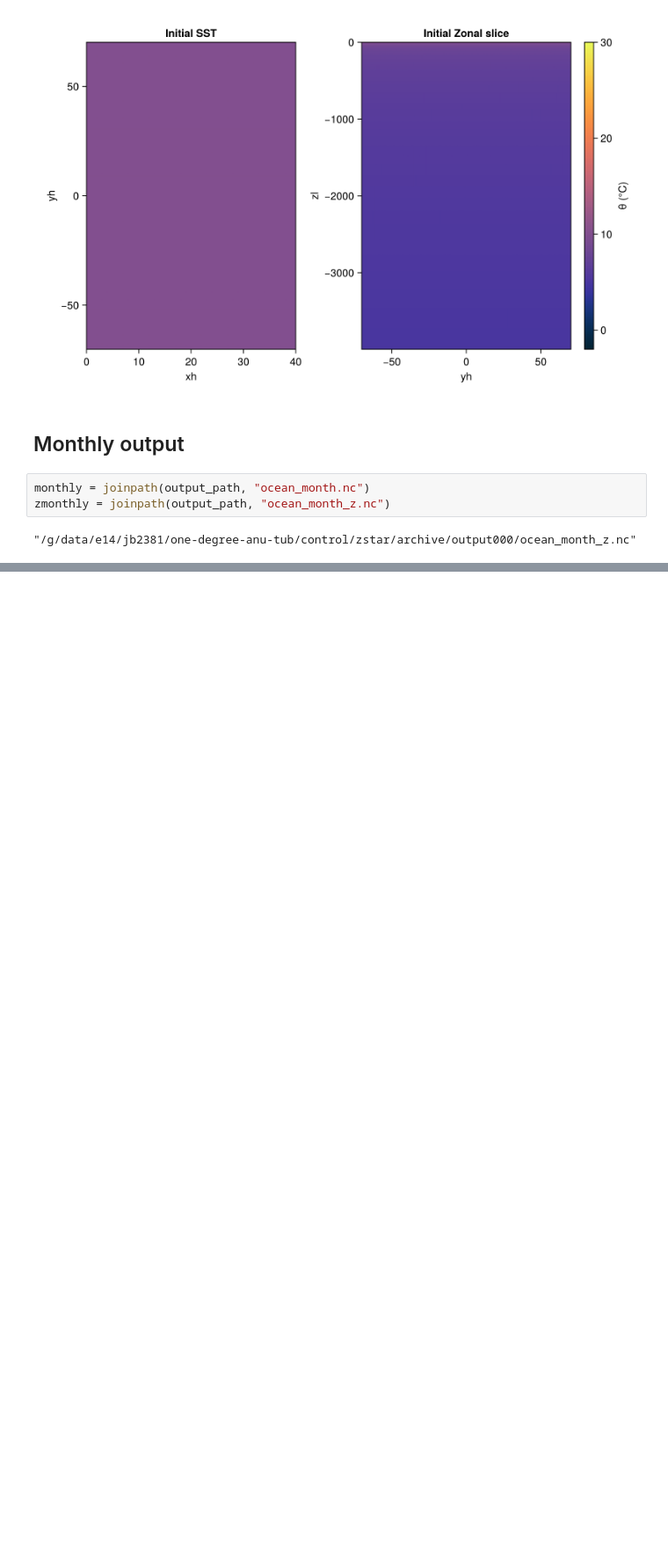
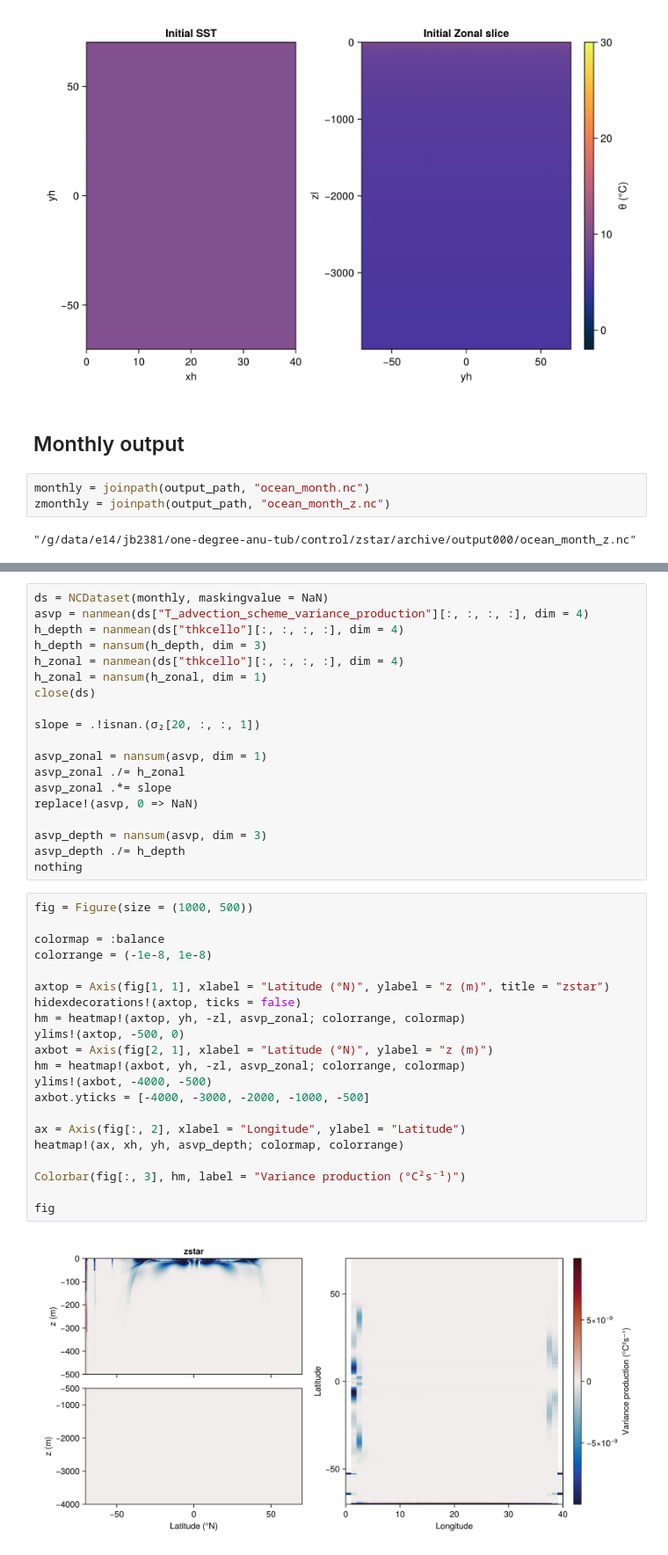
Before and after one commit to jbisits/anu-tub, a Jupyter notebook: output/zstar/one_deg_zstar.ipynb, the cells around one changed output, grey strips where cells are left out. Shown at 88% size. Drawn from its saved outputs; the diff is of its cells as text; blank space fills up the shorter version.

Commit message:
zstar notebook

```diff
--- a/output/zstar/one_deg_zstar.ipynb
+++ b/output/zstar/one_deg_zstar.ipynb
@@ -118,0 +118,42 @@ fig
+# %%
+ds = NCDataset(monthly, maskingvalue = NaN)
+asvp = nanmean(ds["T_advection_scheme_variance_production"][:, :, :, :], dim = 4)
+h_depth = nanmean(ds["thkcello"][:, :, :, :], dim = 4)
+h_depth = nansum(h_depth, dim = 3)
+h_zonal = nanmean(ds["thkcello"][:, :, :, :], dim = 4)
+h_zonal = nansum(h_zonal, dim = 1)
+close(ds)
+
+slope = .!isnan.(σ₂[20, :, :, 1])
+
+asvp_zonal = nansum(asvp, dim = 1)
+asvp_zonal ./= h_zonal
+asvp_zonal .*= slope
+replace!(asvp, 0 => NaN)
+
+asvp_depth = nansum(asvp, dim = 3)
+asvp_depth ./= h_depth
+nothing
+# %%
+fig = Figure(size = (1000, 500))
+
+colormap = :balance
+colorrange = (-1e-8, 1e-8)
+
+axtop = Axis(fig[1, 1], xlabel = "Latitude (°N)", ylabel = "z (m)", title = "zstar")
+hidexdecorations!(axtop, ticks = false)
+hm = heatmap!(axtop, yh, -zl, asvp_zonal; colorrange, colormap)
+ylims!(axtop, -500, 0)
+axbot = Axis(fig[2, 1], xlabel = "Latitude (°N)", ylabel = "z (m)")
+hm = heatmap!(axbot, yh, -zl, asvp_zonal; colorrange, colormap)
+ylims!(axbot, -4000, -500)
+axbot.yticks = [-4000, -3000, -2000, -1000, -500]
+
+ax = Axis(fig[:, 2], xlabel = "Longitude", ylabel = "Latitude")
+heatmap!(ax, xh, yh, asvp_depth; colormap, colorrange)
+
+Colorbar(fig[:, 3], hm, label = "Variance production (°C²s⁻¹)")
+
+fig
+# %% [output]
+[figure, added]
```
Also changed, not shown: parts of 4 cells of this notebook.
